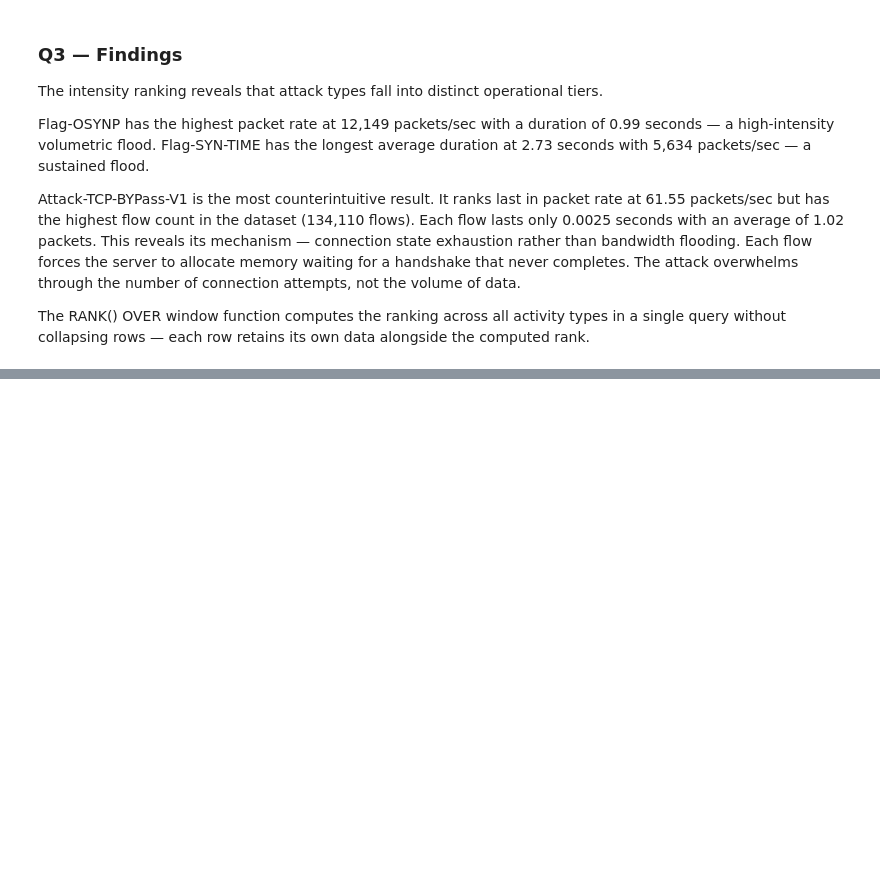
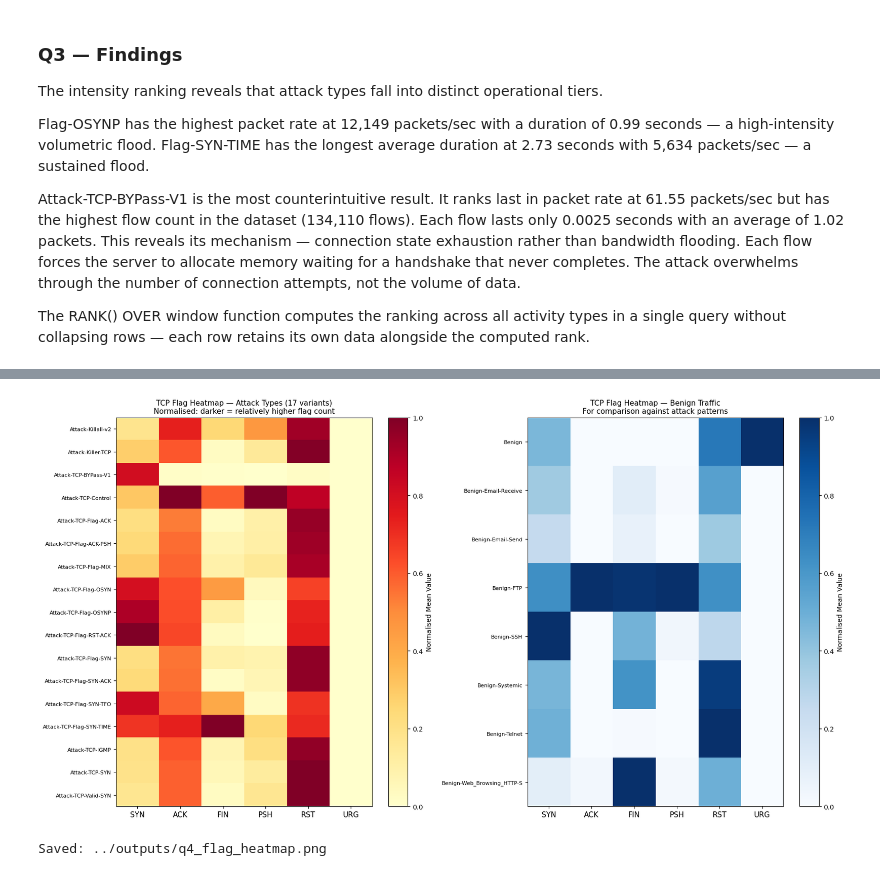
Before and after one commit to ITToday/ddos-bigdata-project, a Jupyter notebook: notebooks/part_a_analytics.ipynb, the cells around one changed output, grey strips where cells are left out. Drawn from its saved outputs; the diff is of its cells as text; code cells hidden in the pictures; blank space fills up the shorter version.

Commit message:
Part A: Section 7 — Q4 TCP flag heatmap, attack vs benign comparison

```diff
--- a/notebooks/part_a_analytics.ipynb
+++ b/notebooks/part_a_analytics.ipynb
@@ -696,0 +711,68 @@ the computed rank.
+# %%
+flag_analysis = spark.sql("""
+    SELECT
+        activity,
+        label,
+        ROUND(AVG(syn_flag_counts), 4) AS avg_syn,
+        ROUND(AVG(ack_flag_counts), 4) AS avg_ack,
+        ROUND(AVG(fin_flag_counts), 4) AS avg_fin,
+        ROUND(AVG(psh_flag_counts), 4) AS avg_psh,
+        ROUND(AVG(rst_flag_counts), 4) AS avg_rst,
+        ROUND(AVG(urg_flag_counts), 4) AS avg_urg
+    FROM ddos_clean
+    GROUP BY activity, label
+    ORDER BY label, activity
+""")
+
+print("=== Q4 — TCP Flag Signatures Per Activity Type ===")
+flag_analysis.show(30, truncate=False)
+
+# --- Collect and separate attack vs benign ---
+flag_pd      = flag_analysis.toPandas()
+flag_cols    = ['avg_syn','avg_ack','avg_fin','avg_psh','avg_rst','avg_urg']
+flag_labels  = ['SYN','ACK','FIN','PSH','RST','URG']
+
+attack_flags = flag_pd[flag_pd['label'] == 'Attack'].set_index('activity')[flag_cols]
+benign_flags = flag_pd[flag_pd['label'] == 'Benign'].set_index('activity')[flag_cols]
+
+# --- Normalise per column ---
+# Without normalisation, ACK dominates the scale in benign traffic
+# and hides variation in SYN, RST, URG columns
+attack_norm = attack_flags.div(attack_flags.max().replace(0, 1))
+benign_norm  = benign_flags.div(benign_flags.max().replace(0, 1))
+
+# --- Two heatmaps: attack and benign side by side ---
+fig, axes = plt.subplots(1, 2, figsize=(17, 9))
+
+# Attack heatmap — 17 rows, one per attack variant
+im1 = axes[0].imshow(attack_norm.values, aspect='auto', cmap='YlOrRd')
+axes[0].set_xticks(range(len(flag_labels)))
+axes[0].set_xticklabels(flag_labels, fontsize=11)
+axes[0].set_yticks(range(len(attack_norm.index)))
+axes[0].set_yticklabels(attack_norm.index, fontsize=8)
+axes[0].set_title(
+    'TCP Flag Heatmap — Attack Types (17 variants)\n'
+    'Normalised: darker = relatively higher flag count',
+    fontsize=11
+)
+plt.colorbar(im1, ax=axes[0], label='Normalised Mean Value')
+
+# Benign heatmap — for comparison
+im2 = axes[1].imshow(benign_norm.values, aspect='auto', cmap='Blues')
+axes[1].set_xticks(range(len(flag_labels)))
+axes[1].set_xticklabels(flag_labels, fontsize=11)
+axes[1].set_yticks(range(len(benign_norm.index)))
+axes[1].set_yticklabels(benign_norm.index, fontsize=8)
+axes[1].set_title(
+    'TCP Flag Heatmap — Benign Traffic\n'
+    'For comparison against attack patterns',
+    fontsize=11
+)
+plt.colorbar(im2, ax=axes[1], label='Normalised Mean Value')
+
+plt.tight_layout()
+os.makedirs('../outputs', exist_ok=True)
+plt.savefig('../outputs/q4_flag_heatmap.png', dpi=150, bbox_inches='tight')
+plt.show()
+print("Saved: ../outputs/q4_flag_heatmap.png")
+# %% [output]
@@ -696,0 +796,2 @@ the computed rank.
+[figure, added]
+Saved: ../outputs/q4_flag_heatmap.png
```
Also changed, not shown: parts of 2 cells of this notebook, 1 other file.
